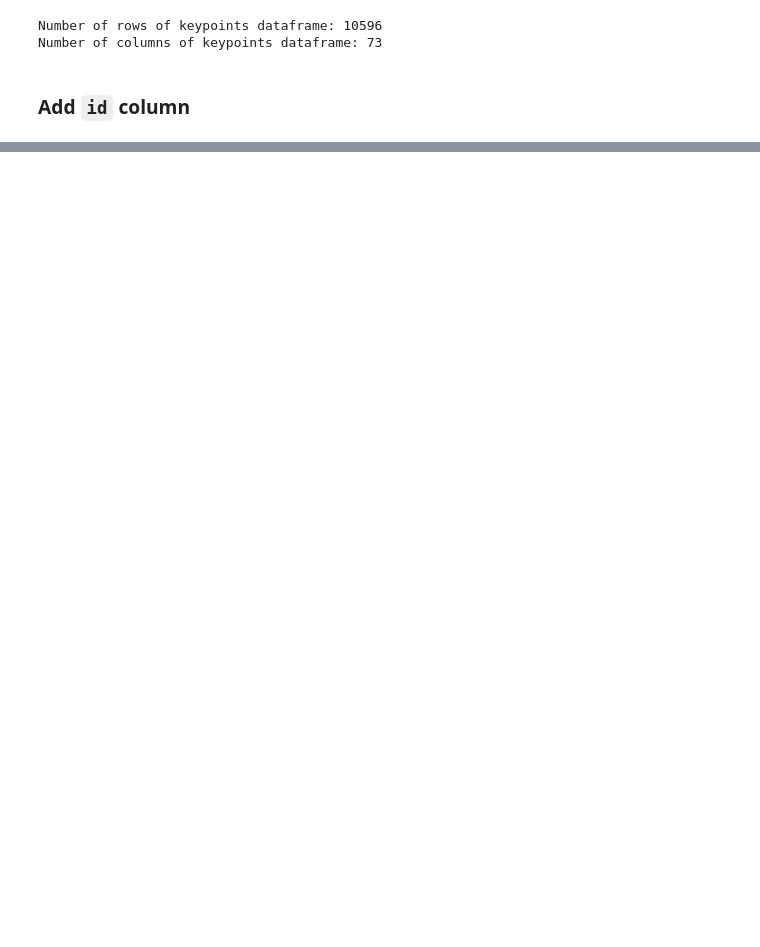
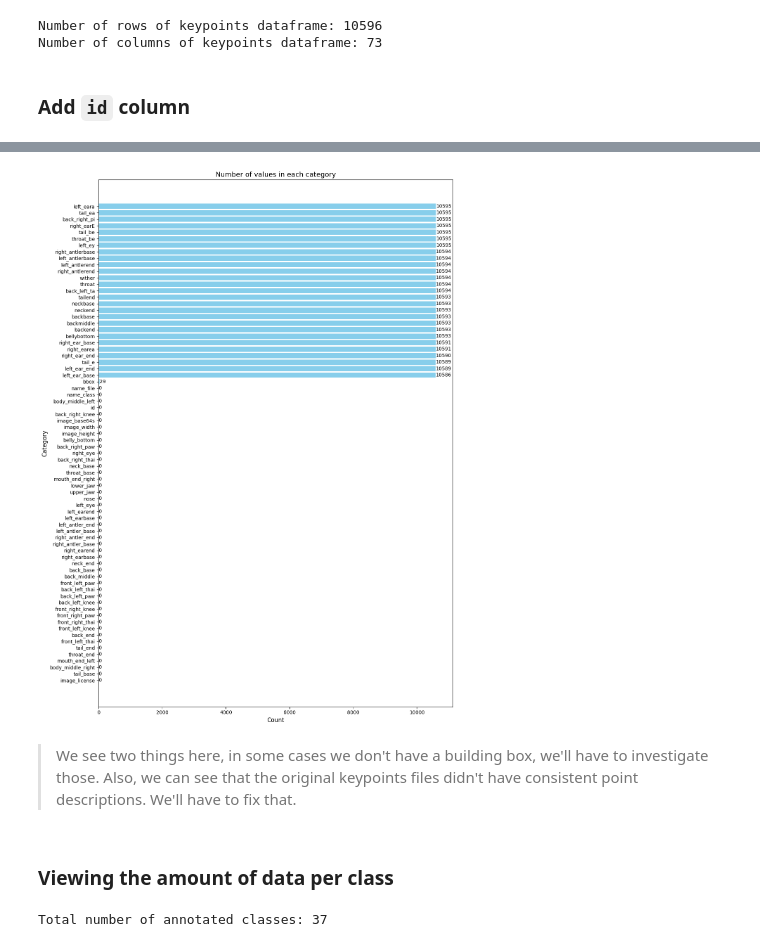
Before and after one commit to RadimKozl/Datasets, a Jupyter notebook: awa2-dataset-analysis.ipynb, the cells around one changed output, grey strips where cells are left out. Saved outputs shown, nothing was run; the diff lists cells and outputs as text; code cells hidden in the pictures; blank space fills up the shorter version.

```diff
--- a/awa2-dataset-analysis.ipynb
+++ b/awa2-dataset-analysis.ipynb
@@ -177,6 +182,35 @@ def get_image_dimensions(image_path):
     except IOError:
         print(f"Error: The file at path {image_path} cannot be identified as an image.")
         return None
+# %%
+def plot_graph(input_data):
+    """
+    Plots a graph from dictionary data including null values.
+    """
+    # Correct way to create a DataFrame from a dictionary
+    df = pd.DataFrame(list(input_data.items()), columns=['Category', 'Count'])
+
+    # Sort the DataFrame so that zero values are at the end
+    df_sorted = df.sort_values(by='Count', ascending=False)
+
+    # Adjust the chart size for better clarity
+    plt.figure(figsize=(12, 16))
+
+    # Create a horizontal bar chart
+    plt.barh(df_sorted['Category'], df_sorted['Count'], color='skyblue')
+
+    # Setting labels and names
+    plt.xlabel('Count', fontsize=12)
+    plt.ylabel('Category', fontsize=12)
+    plt.title('Number of values in each category', fontsize=14)
+    plt.gca().invert_yaxis()  # Rotate the Y axis for clarity
+
+    # Adding values to bars
+    for index, value in enumerate(df_sorted['Count']):
+        plt.text(value, index, str(value), ha='left', va='center')
+
+    plt.tight_layout()
+    plt.show()
 # %% [markdown]
 ## **Load data**
 # %% [markdown]
@@ -434,0 +475,3 @@ shape: (5, 74)
+# %%
+columns_names_df = df_animals_keypoints_all.columns
+print(columns_names_df)
@@ -434,0 +480,7 @@ shape: (5, 74)
+# %%
+null_count_dict = {}
+
+for column in columns_names_df:
+    null_count = df_animals_keypoints_all[column].is_null().sum()
+
+    null_count_dict[column] = null_count
@@ -434,0 +519,8 @@ shape: (5, 74)
+# %%
+plot_graph(null_count_dict)
+# %% [output]
+[figure, added]
+# %% [markdown]
+> We see two things here, in some cases we don't have a building box, we'll have to investigate those. Also, we can see that the original keypoints files didn't have consistent point descriptions. We'll have to fix that.
+# %% [markdown]
+### **Viewing the amount of data per class**
@@ -434,0 +536,4 @@ shape: (5, 74)
+# %%
+print(f"Total number of annotated classes: {len(list_class)}")
+# %% [output]
+Total number of annotated classes: 37
```
Also changed, not shown: parts of 26 cells of this notebook.
